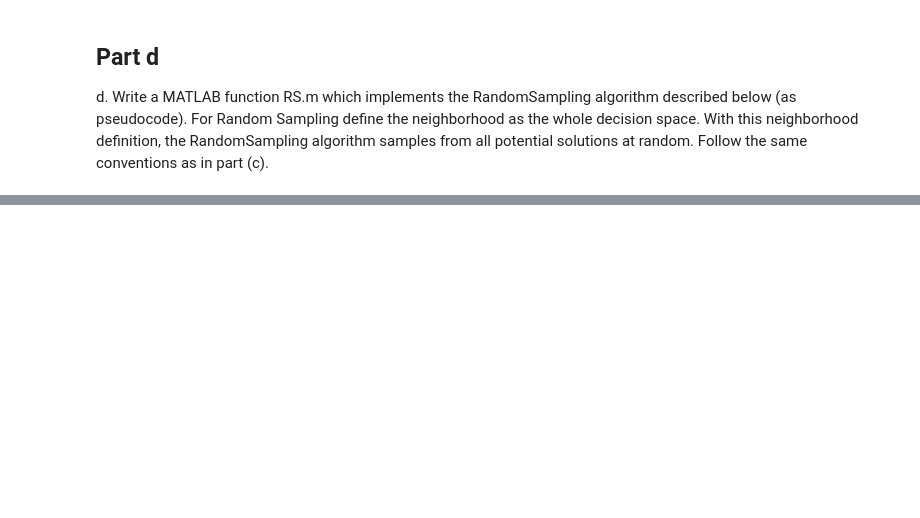
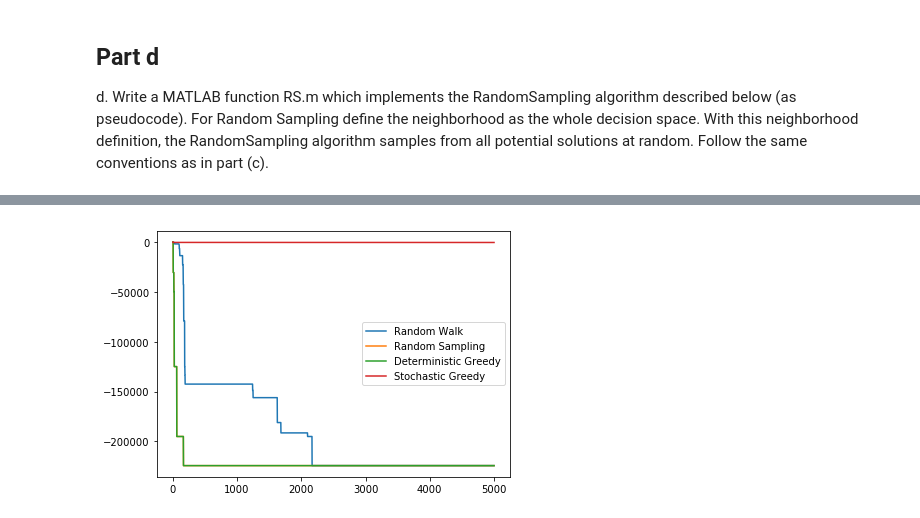
Before and after one commit to aloisiusStephen/IE6511_HW, a Jupyter notebook: Homework 1.ipynb, the cells around one changed output, grey strips where cells are left out. Cells and saved outputs as stored; diff of their text form; code cells hidden in the pictures; blank space fills up the shorter version.

```diff
--- a/Homework 1.ipynb
+++ b/Homework 1.ipynb
@@ -243,0 +284,13 @@ plt.tight_layout()
+# %%
+cols = ['i', 'sCurrent', 'sBest', 'costCurrent', 'costBest']
+Solution_gs = GS(0, 5000)
+Solution_gs = Solution_gs[cols]
+# %%
+plt.plot(Solution.i, Solution.costBest)
+plt.plot(Solution_rs.i, Solution_rs.costBest)
+plt.plot(Solution_gd.i, Solution_gd.costBest)
+plt.plot(Solution_gs.i, Solution_gs.costBest)
+plt.legend(['Random Walk', 'Random Sampling', 'Deterministic Greedy', 'Stochastic Greedy'])
+plt.tight_layout()
+# %% [output]
+[figure, added]
```
Also changed, not shown: parts of 7 cells of this notebook.
